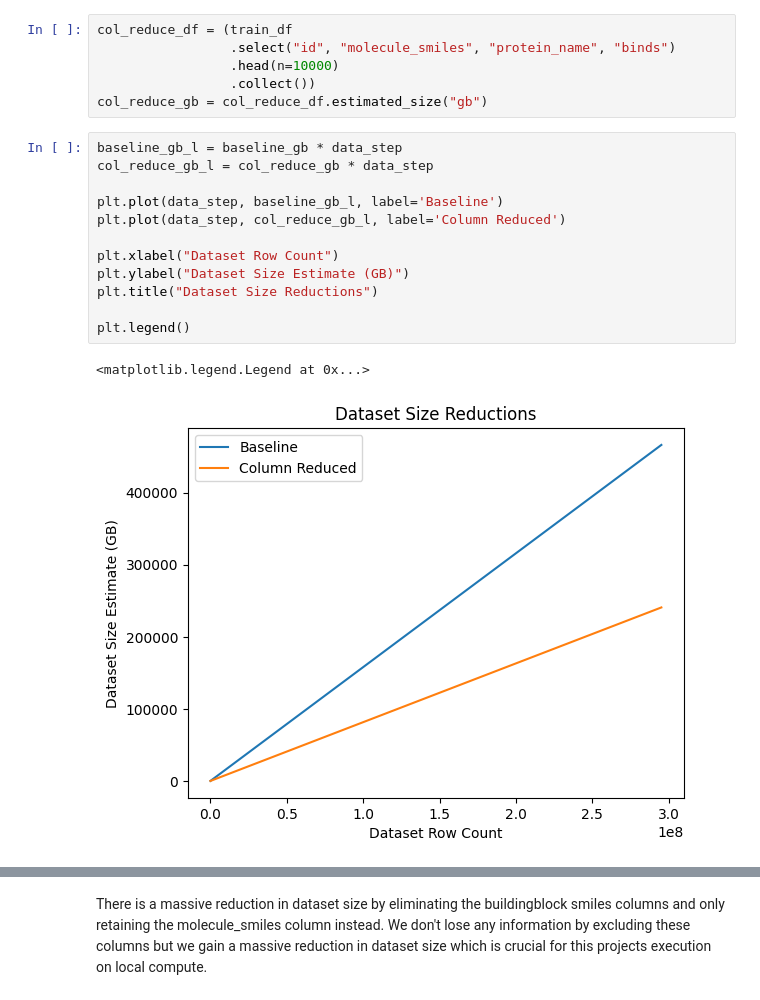
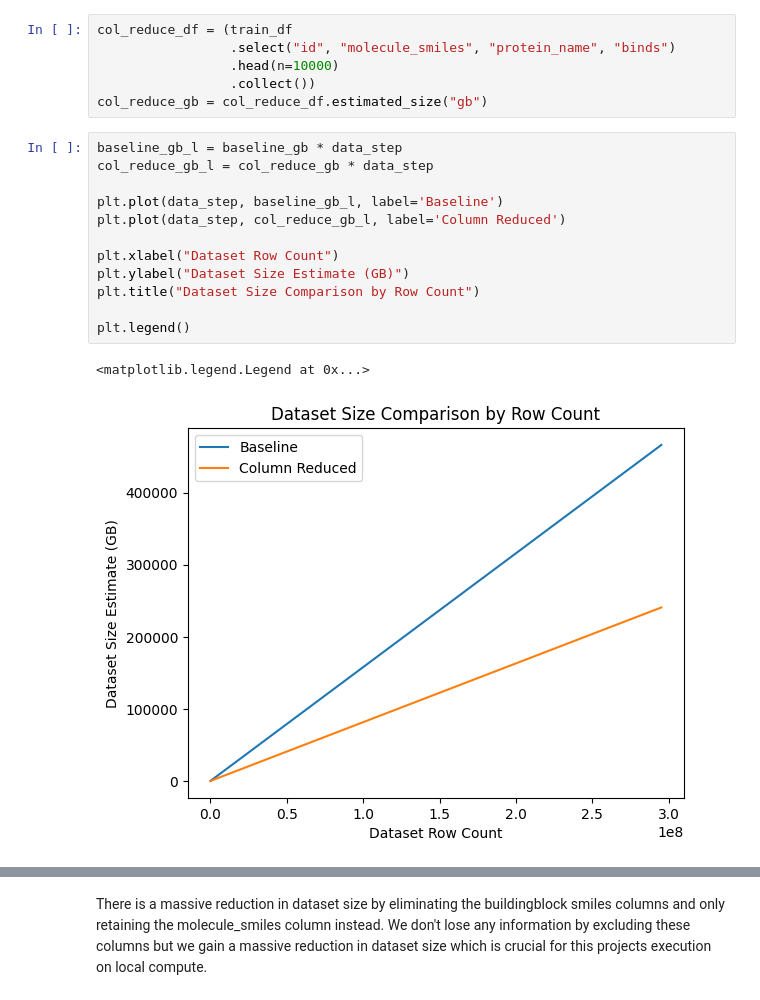
Before and after one commit to btcain4/leash-bio-ai, a Jupyter notebook: notebooks/03_silver_eda.ipynb, the cells around one changed output, grey strips where cells are left out. Cells and saved outputs as stored; diff of their text form.

Commit message:
feat(notebooks/03_silver_eda.ipynb): reformatted and titles charts

```diff
--- a/notebooks/03_silver_eda.ipynb
+++ b/notebooks/03_silver_eda.ipynb
@@ -98,15 +98,15 @@ col_reduce_gb = col_reduce_df.estimated_size("gb")
 # %%
 baseline_gb_l = baseline_gb * data_step
 col_reduce_gb_l = col_reduce_gb * data_step
 
 plt.plot(data_step, baseline_gb_l, label='Baseline')
 plt.plot(data_step, col_reduce_gb_l, label='Column Reduced')
 
 plt.xlabel("Dataset Row Count")
 plt.ylabel("Dataset Size Estimate (GB)")
-plt.title("Dataset Size Reductions")
+plt.title("Dataset Size Comparison by Row Count")
 
 plt.legend()
 # %% [output]
 <matplotlib.legend.Legend at 0x...>
-[figure, old version]
+[figure, new version]
```
Also changed, not shown: parts of 5 cells of this notebook.
